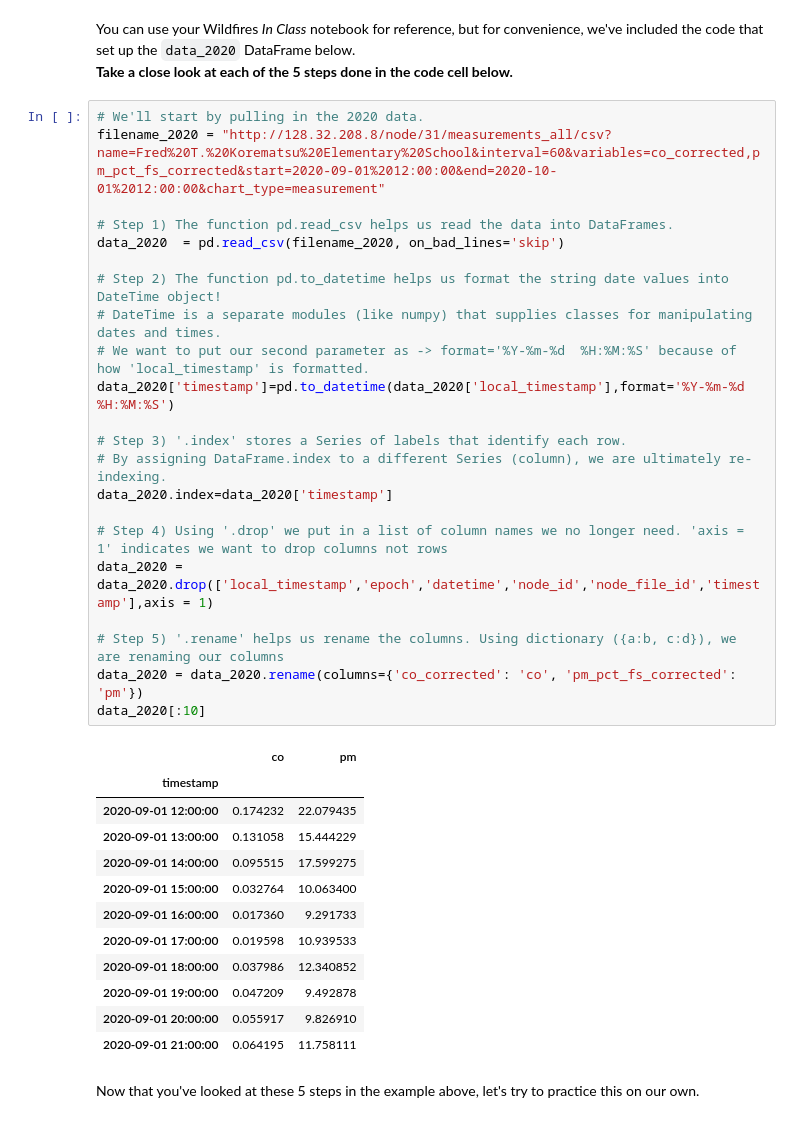
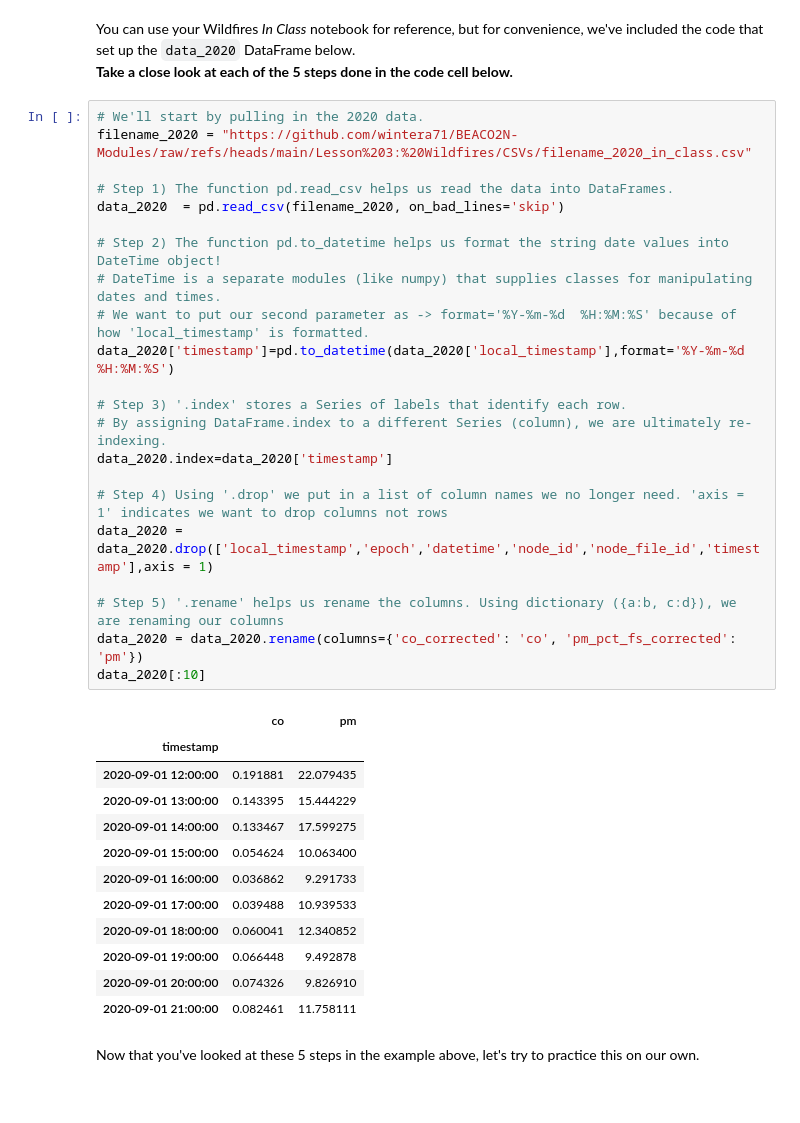
Before and after one commit to wintera71/BEACO2N-Modules, a Jupyter notebook: Lesson 3: Wildfires/EXPLORATION_Wildfires.ipynb, the cells around one changed output. Drawn from its saved outputs; the diff is of its cells as text.

```diff
--- a/Lesson 3: Wildfires/EXPLORATION_Wildfires.ipynb
+++ b/Lesson 3: Wildfires/EXPLORATION_Wildfires.ipynb
@@ -92,39 +91,39 @@ In the *In Class* notebook, we plotted 4 time series and compared them.<br>In th
 You can use your Wildfires *In Class* notebook for reference, but for convenience, we've included the code that set up the `data_2020` DataFrame below. <br>**Take a close look at each of the 5 steps done in the code cell below.**
 # %%
 # We'll start by pulling in the 2020 data.
-filename_2020 = "http://128.32.208.8/node/31/measurements_all/csv?name=Fred%20T.%20Korematsu%20Elementary%20School&interval=60&variables=co_corrected,pm_pct_fs_corrected&start=2020-09-01%2012:00:00&end=2020-10-01%2012:00:00&chart_type=measurement"
+filename_2020 = "https://github.com/wintera71/BEACO2N-Modules/raw/refs/heads/main/Lesson%203:%20Wildfires/CSVs/filename_2020_in_class.csv"
 
 # Step 1) The function pd.read_csv helps us read the data into DataFrames.
 data_2020  = pd.read_csv(filename_2020, on_bad_lines='skip')
 
 # Step 2) The function pd.to_datetime helps us format the string date values into DateTime object!
 # DateTime is a separate modules (like numpy) that supplies classes for manipulating dates and times.
 # We want to put our second parameter as -> format='%Y-%m-%d  %H:%M:%S' because of how 'local_timestamp' is formatted.
 data_2020['timestamp']=pd.to_datetime(data_2020['local_timestamp'],format='%Y-%m-%d  %H:%M:%S')
 
 # Step 3) '.index' stores a Series of labels that identify each row.
 # By assigning DataFrame.index to a different Series (column), we are ultimately re-indexing.
 data_2020.index=data_2020['timestamp']
 
 # Step 4) Using '.drop' we put in a list of column names we no longer need. 'axis = 1' indicates we want to drop columns not rows
 data_2020 = data_2020.drop(['local_timestamp','epoch','datetime','node_id','node_file_id','timestamp'],axis = 1)
 
 # Step 5) '.rename' helps us rename the columns. Using dictionary ({a:b, c:d}), we are renaming our columns
 data_2020 = data_2020.rename(columns={'co_corrected': 'co', 'pm_pct_fs_corrected': 'pm'})
 data_2020[:10]
 # %% [output]
 |  | co | pm |
 | timestamp |  |  |
-| 2020-09-01 12:00:00 | 0.174232 | 22.079435 |
-| 2020-09-01 13:00:00 | 0.131058 | 15.444229 |
-| 2020-09-01 14:00:00 | 0.095515 | 17.599275 |
-| 2020-09-01 15:00:00 | 0.032764 | 10.063400 |
-| 2020-09-01 16:00:00 | 0.017360 | 9.291733 |
-| 2020-09-01 17:00:00 | 0.019598 | 10.939533 |
-| 2020-09-01 18:00:00 | 0.037986 | 12.340852 |
-| 2020-09-01 19:00:00 | 0.047209 | 9.492878 |
-| 2020-09-01 20:00:00 | 0.055917 | 9.826910 |
-| 2020-09-01 21:00:00 | 0.064195 | 11.758111 |
+| 2020-09-01 12:00:00 | 0.191881 | 22.079435 |
+| 2020-09-01 13:00:00 | 0.143395 | 15.444229 |
+| 2020-09-01 14:00:00 | 0.133467 | 17.599275 |
+| 2020-09-01 15:00:00 | 0.054624 | 10.063400 |
+| 2020-09-01 16:00:00 | 0.036862 | 9.291733 |
+| 2020-09-01 17:00:00 | 0.039488 | 10.939533 |
+| 2020-09-01 18:00:00 | 0.060041 | 12.340852 |
+| 2020-09-01 19:00:00 | 0.066448 | 9.492878 |
+| 2020-09-01 20:00:00 | 0.074326 | 9.826910 |
+| 2020-09-01 21:00:00 | 0.082461 | 11.758111 |
 # %% [markdown]
 Now that you've looked at these 5 steps in the example above, let's try to practice this on our own.
 # %% [markdown]
```
Also changed, not shown: parts of 11 cells of this notebook.
